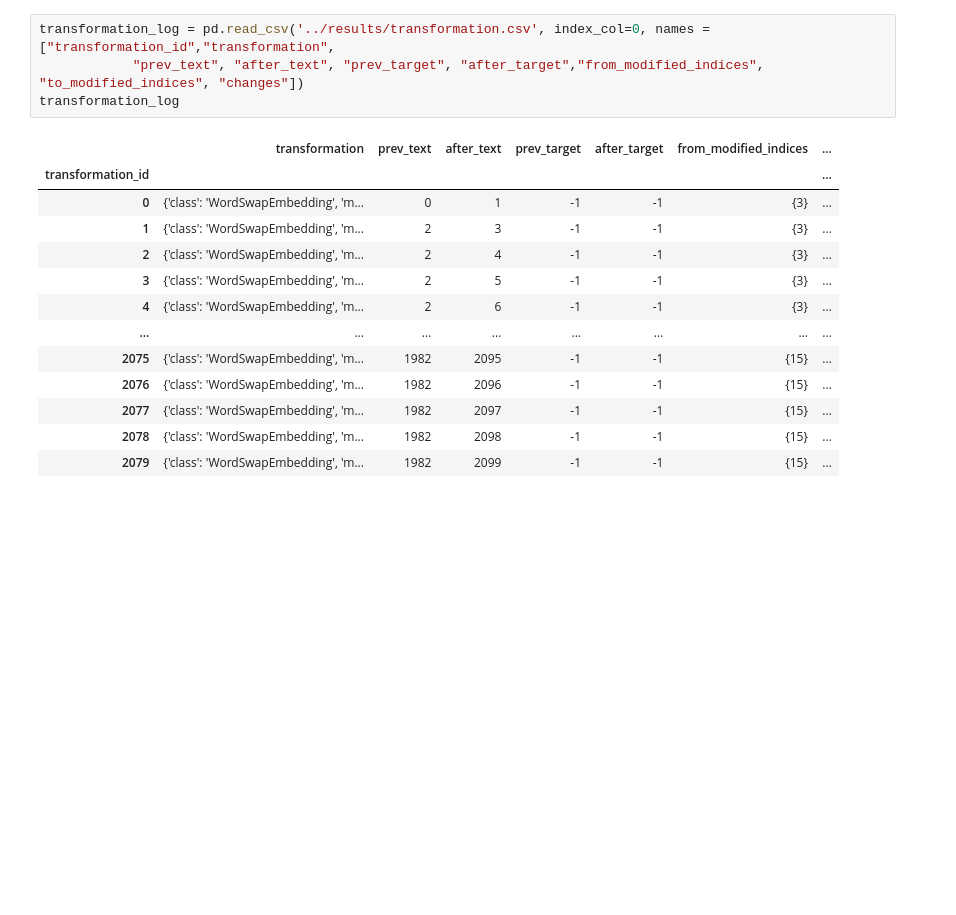
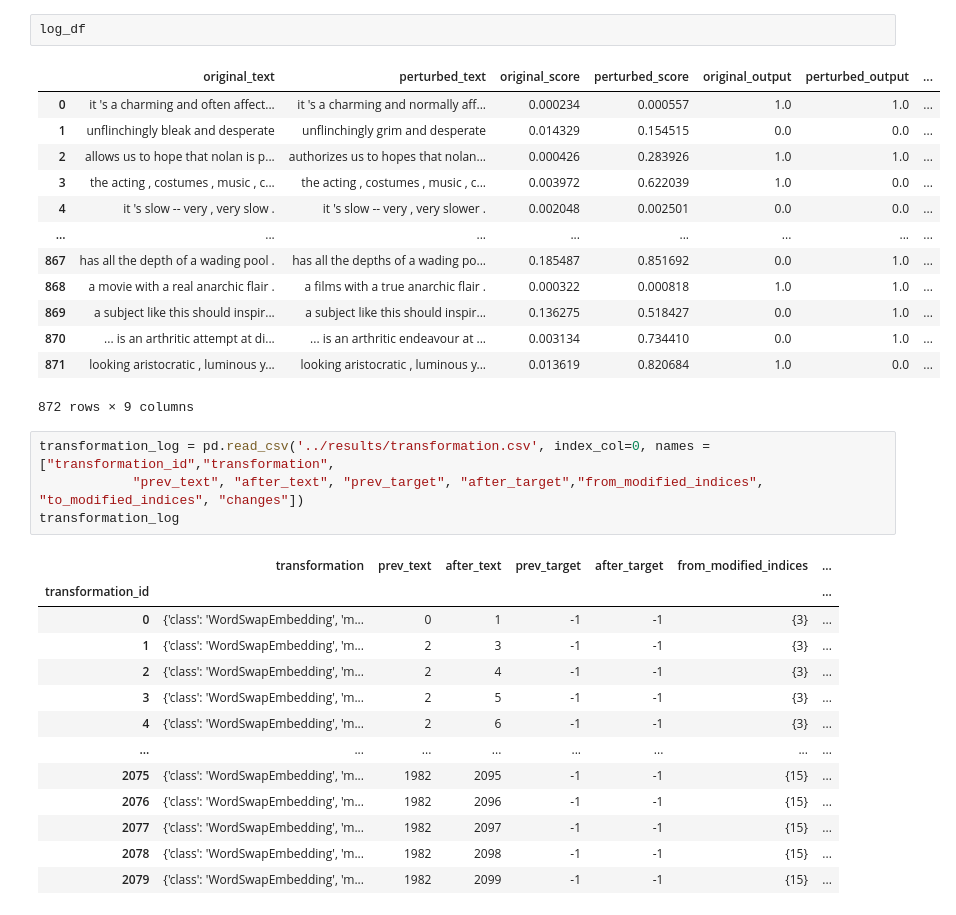
Before and after one commit to UCLA-SEAL/ProvenanceInspector, a Jupyter notebook: after/Analysis.ipynb, the cells around one changed output. Cells and saved outputs as stored; diff of their text form; blank space fills up the shorter version.

```diff
--- a/after/Analysis.ipynb
+++ b/after/Analysis.ipynb
@@ -31,3 +24,19 @@ out_df
+# %%
+log_df
+# %% [output]
+|  | original_text | perturbed_text | original_score | perturbed_score | original_output | perturbed_output | ... |
+| 0 | it 's a charming and often affect... | it 's a charming and normally aff... | 0.000234 | 0.000557 | 1.0 | 1.0 | ... |
+| 1 | unflinchingly bleak and desperate | unflinchingly grim and desperate | 0.014329 | 0.154515 | 0.0 | 0.0 | ... |
+| 2 | allows us to hope that nolan is p... | authorizes us to hopes that nolan... | 0.000426 | 0.283926 | 1.0 | 1.0 | ... |
+| 3 | the acting , costumes , music , c... | the acting , costumes , music , c... | 0.003972 | 0.622039 | 1.0 | 0.0 | ... |
+| 4 | it 's slow -- very , very slow . | it 's slow -- very , very slower . | 0.002048 | 0.002501 | 0.0 | 0.0 | ... |
+| ... | ... | ... | ... | ... | ... | ... | ... |
+| 867 | has all the depth of a wading pool . | has all the depths of a wading po... | 0.185487 | 0.851692 | 0.0 | 1.0 | ... |
+| 868 | a movie with a real anarchic flair . | a films with a true anarchic flair . | 0.000322 | 0.000818 | 1.0 | 1.0 | ... |
+| 869 | a subject like this should inspir... | a subject like this should inspir... | 0.136275 | 0.518427 | 0.0 | 1.0 | ... |
+| 870 | ... is an arthritic attempt at di... | ... is an arthritic endeavour at ... | 0.003134 | 0.734410 | 0.0 | 1.0 | ... |
+| 871 | looking aristocratic , luminous y... | looking aristocratic , luminous y... | 0.013619 | 0.820684 | 1.0 | 0.0 | ... |
+872 rows × 9 columns
 # %%
 transformation_log = pd.read_csv('../results/transformation.csv', index_col=0, names = ["transformation_id","transformation",
             "prev_text", "after_text", "prev_target", "after_target","from_modified_indices", "to_modified_indices", "changes"])
```
Also changed, not shown: parts of 26 cells of this notebook, 6 other files.
